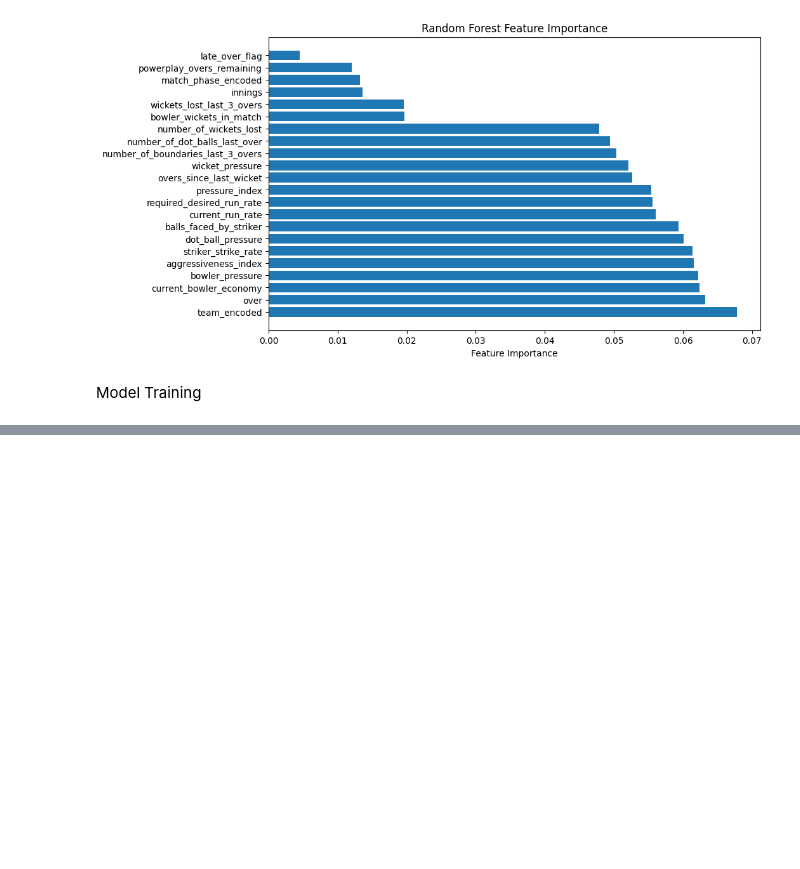
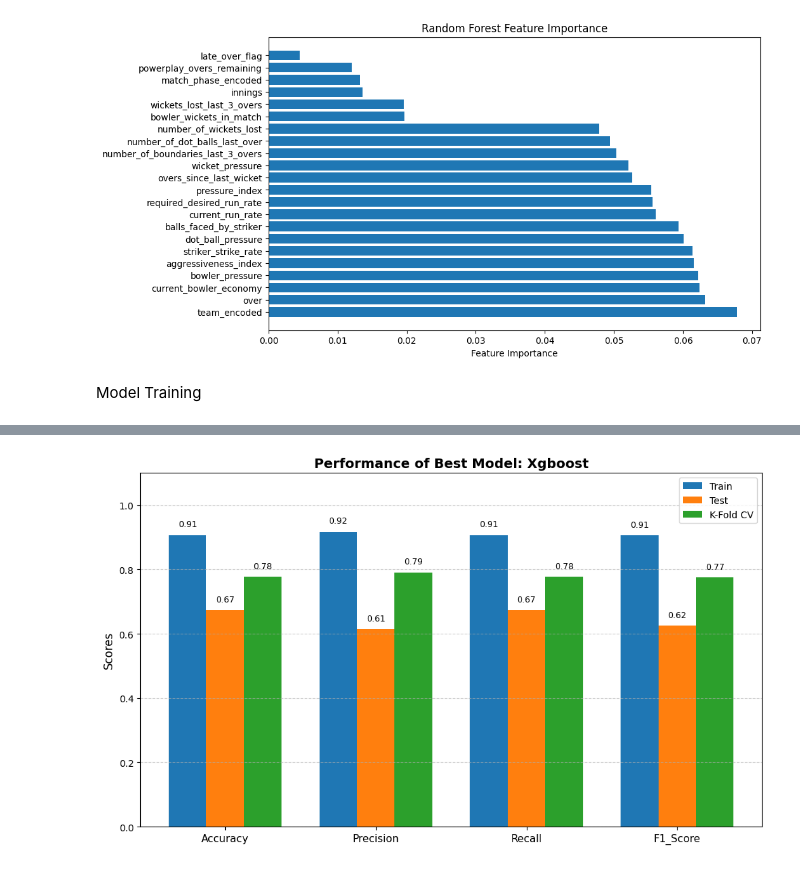
Before and after one commit to zupandit/Cricket_Predictor, a Jupyter notebook: Andregpt.ipynb, the cells around one changed output, grey strips where cells are left out. Drawn from its saved outputs; the diff is of its cells as text; code cells hidden in the pictures; blank space fills up the shorter version.

```diff
--- a/Andregpt.ipynb
+++ b/Andregpt.ipynb
@@ -53,7 +46,7 @@ models = []
 models_name = []
 
 # Load dataset
-data = pd.read_csv("/test/over_features.csv")
+data = pd.read_csv("test/over_features.csv")
 
 # Limit dataset for speed
 data = data.iloc[:10000]
@@ -702,0 +789,46 @@ graph_models(metrics_train, metrics_test, models_name)
+# %%
+import matplotlib.pyplot as plt
+import numpy as np
+
+def plot_best_model(metrics_train, metrics_test, models_name, ranking_metric="f1_score_kfold"):
+    metrics_list = ["accuracy", "precision", "recall", "f1_score"]
+
+    # --- Step 1: Identify the best model based on the selected metric ---
+    best_model = max(models_name, key=lambda m: metrics_test.get(f"{ranking_metric}_{m}", 0))
+
+    # --- Step 2: Gather metric values for train, test, and kfold ---
+    train_values = [metrics_train.get(f"{m}_{best_model}", 0) for m in metrics_list]
+    test_values = [metrics_test.get(f"{m}_{best_model}", 0) for m in metrics_list]
+    kfold_values = [metrics_test.get(f"{m}_kfold_{best_model}", 0) for m in metrics_list]
+
+    # --- Step 3: Plot them side-by-side ---
+    x = np.arange(len(metrics_list))  # label locations
+    width = 0.25
+
+    fig, ax = plt.subplots(figsize=(10, 6))
+    ax.bar(x - width, train_values, width, label='Train', color='#1f77b4')
+    ax.bar(x, test_values, width, label='Test', color='#ff7f0e')
+    ax.bar(x + width, kfold_values, width, label='K-Fold CV', color='#2ca02c')
+
+    # --- Labels and styling ---
+    ax.set_ylabel("Scores", fontsize=12)
+    ax.set_title(f"Performance of Best Model: {best_model.replace('_', ' ').title()}", fontsize=14, fontweight='bold')
+    ax.set_xticks(x)
+    ax.set_xticklabels([m.title() for m in metrics_list], fontsize=11)
+    ax.set_ylim(0, 1.1)
+    ax.legend()
+    ax.grid(True, axis='y', linestyle='--', alpha=0.6)
+
+    # Add value labels on bars
+    for bar_group in ax.containers:
+        for bar in bar_group:
+            height = bar.get_height()
+            ax.text(bar.get_x() + bar.get_width()/2, height + 0.02,
+                    f"{height:.2f}", ha='center', va='bottom', fontsize=9)
+
+    plt.tight_layout()
+    plt.show()
+
+plot_best_model(metrics_train, metrics_test, models_name)
+# %% [output]
+[figure, added]
```
Also changed, not shown: parts of 10 cells of this notebook.
